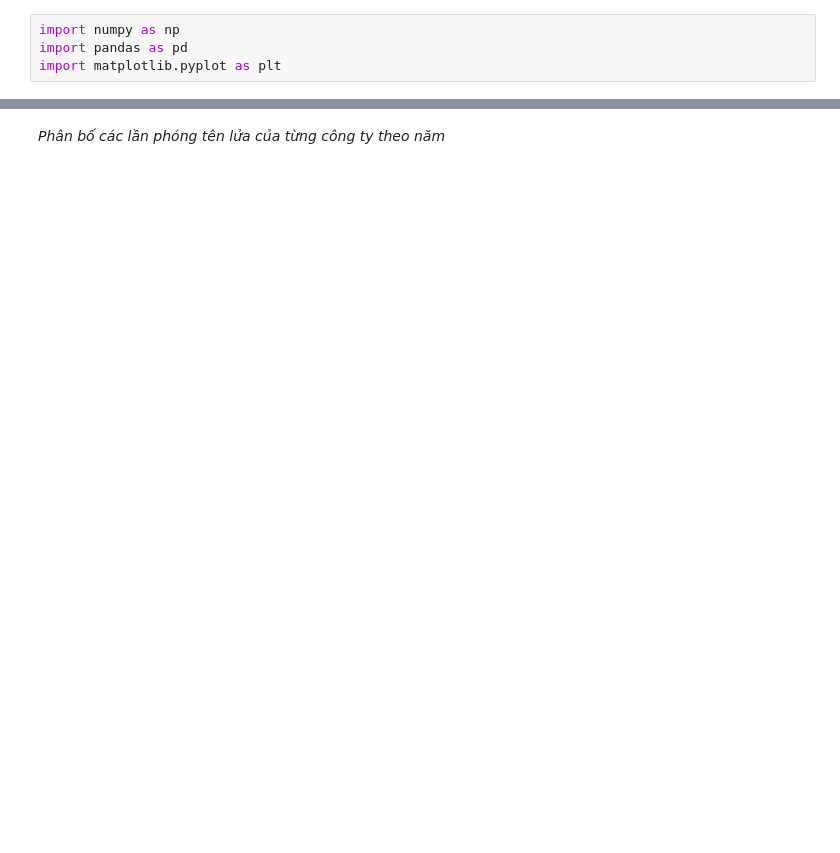
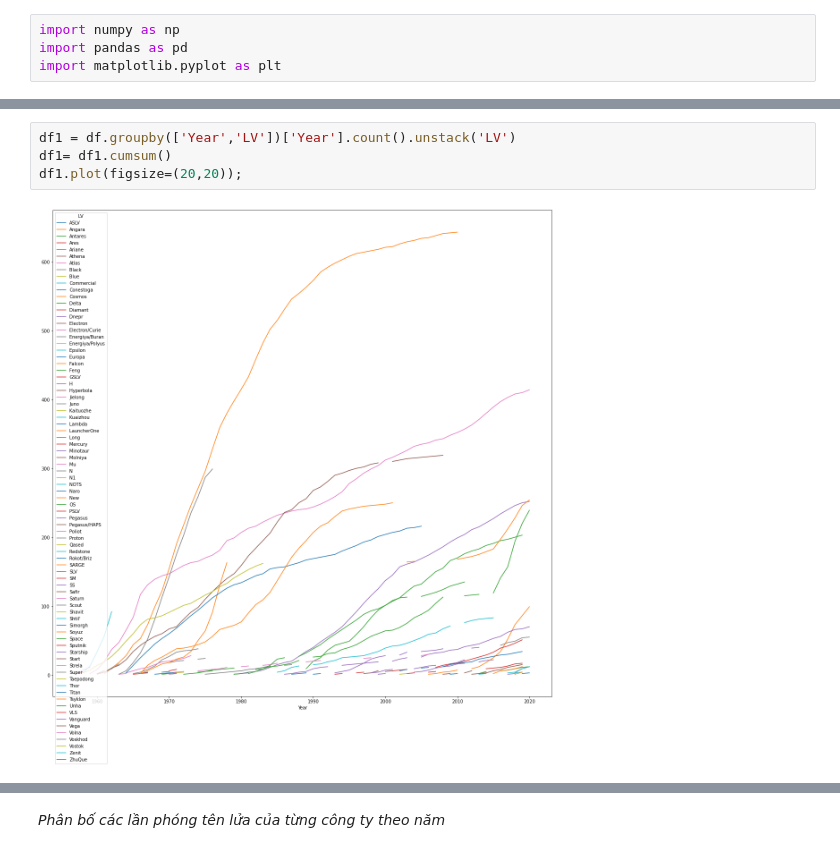
Before and after one commit to Shiro-TT/Data-Science-programing, a Jupyter notebook: 1712782-DaoThanhThien.ipynb, the cells around one changed output, grey strips where cells are left out. Drawn from its saved outputs; the diff is of its cells as text; blank space fills up the shorter version.

```diff
--- a/1712782-DaoThanhThien.ipynb
+++ b/1712782-DaoThanhThien.ipynb
@@ -100,0 +304,6 @@ dataComCount.plot.bar(title='Phân bố địa điểm phóng tên lửa')
+# %%
+df1 = df.groupby(['Year','LV'])['Year'].count().unstack('LV')
+df1= df1.cumsum()
+df1.plot(figsize=(20,20));
+# %% [output]
+[figure, added]
```
Also changed, not shown: parts of 71 cells of this notebook.
